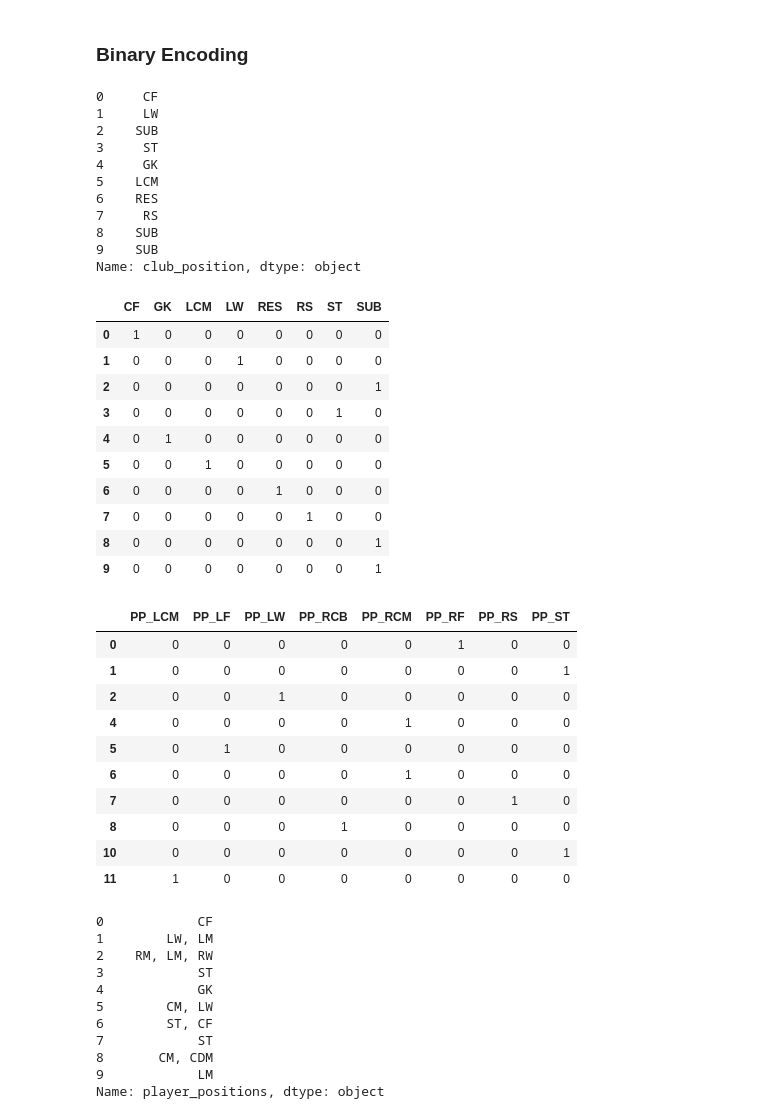
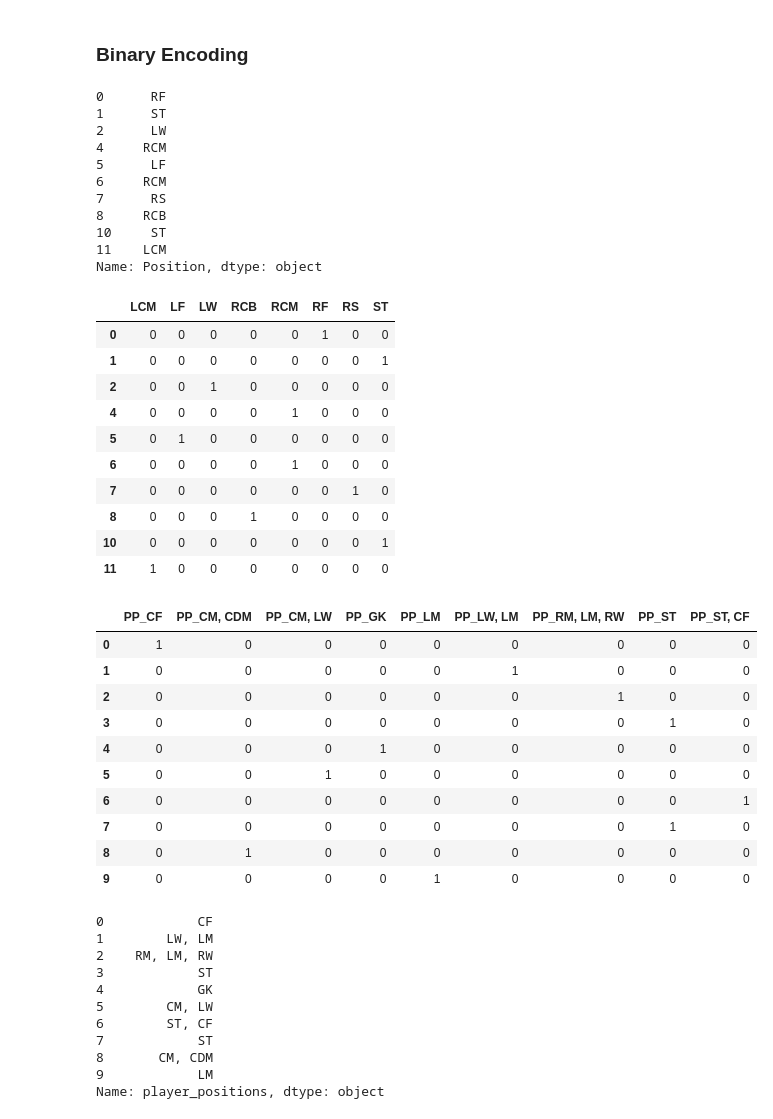
Before and after one commit to HamidBekamiri/EDA_GitHub, a Jupyter notebook: EDA_FIFA_2022.ipynb, the cells around one changed output. Saved outputs shown, nothing was run; the diff lists cells and outputs as text; code cells hidden in the pictures.

```diff
--- a/EDA_FIFA_2022.ipynb
+++ b/EDA_FIFA_2022.ipynb
@@ -240,4 +259,7 @@ fifadata.dropna(subset=['wage_eur'], inplace=True)
 # %% [markdown]
 ### Change column type
+# %%
+# Drop all columns where LS are missing
+fifadata.dropna(subset=['LS'], inplace=True)
 # %%
 # let's check this potential candidate column
@@ -257,7 +279,7 @@ Name: ls, dtype: int64
 # %%
 # Remove characters from a string
-fifadata.ls = fifadata.ls.str[:2]
+fifadata.LS = fifadata.LS.str[:2]
 # %%
 # Assign the ls column a new datatype
-fifadata['ls'] = fifadata.ls.astype('int')
+fifadata['LS'] = fifadata.LS.astype('int')
 # %%
@@ -297,7 +318,7 @@ display(Image.open(path))
 # %%
 from datetime import datetime
 
-fifadata['Joined'] =  pd.to_datetime(fifadata_22['Joined'],format='%b %d, %Y')
+fifadata['Joined'] =  pd.to_datetime(fifadata['Joined'],format='%b %d, %Y')
 # %%
 fifadata.Joined.head()
 # %% [output]
@@ -318,48 +339,48 @@ print(fifadata.Joined[0].year)
 # %% [markdown]
 ### Binary Encoding
 # %%
-fifadata.club_position[:10]
+fifadata.Position[:10]
 # %% [output]
-0     CF
-1     LW
-2    SUB
-3     ST
-4     GK
-5    LCM
-6    RES
-7     RS
-8    SUB
-9    SUB
-Name: club_position, dtype: object
+0      RF
+1      ST
+2      LW
+4     RCM
+5      LF
+6     RCM
+7      RS
+8     RCB
+10     ST
+11    LCM
+Name: Position, dtype: object
 # %%
 # You can for example get dummies from a categorical string variable (here just for the first 10)
-fifadata.club_position[:10].str.get_dummies()
+fifadata.Position[:10].str.get_dummies()
 # %% [output]
-|  | CF | GK | LCM | LW | RES | RS | ST | SUB |
-| 0 | 1 | 0 | 0 | 0 | 0 | 0 | 0 | 0 |
-| 1 | 0 | 0 | 0 | 1 | 0 | 0 | 0 | 0 |
-| 2 | 0 | 0 | 0 | 0 | 0 | 0 | 0 | 1 |
-| 3 | 0 | 0 | 0 | 0 | 0 | 0 | 1 | 0 |
-| 4 | 0 | 1 | 0 | 0 | 0 | 0 | 0 | 0 |
-| 5 | 0 | 0 | 1 | 0 | 0 | 0 | 0 | 0 |
+|  | LCM | LF | LW | RCB | RCM | RF | RS | ST |
+| 0 | 0 | 0 | 0 | 0 | 0 | 1 | 0 | 0 |
+| 1 | 0 | 0 | 0 | 0 | 0 | 0 | 0 | 1 |
+| 2 | 0 | 0 | 1 | 0 | 0 | 0 | 0 | 0 |
+| 4 | 0 | 0 | 0 | 0 | 1 | 0 | 0 | 0 |
+| 5 | 0 | 1 | 0 | 0 | 0 | 0 | 0 | 0 |
 | 6 | 0 | 0 | 0 | 0 | 1 | 0 | 0 | 0 |
-| 7 | 0 | 0 | 0 | 0 | 0 | 1 | 0 | 0 |
-| 8 | 0 | 0 | 0 | 0 | 0 | 0 | 0 | 1 |
-| 9 | 0 | 0 | 0 | 0 | 0 | 0 | 0 | 1 |
+| 7 | 0 | 0 | 0 | 0 | 0 | 0 | 1 | 0 |
+| 8 | 0 | 0 | 0 | 1 | 0 | 0 | 0 | 0 |
+| 10 | 0 | 0 | 0 | 0 | 0 | 0 | 0 | 1 |
+| 11 | 1 | 0 | 0 | 0 | 0 | 0 | 0 | 0 |
 # %%
-pd.get_dummies(fifadata.Position[:10], prefix='PP')
+pd.get_dummies(fifadata.player_positions[:10], prefix='PP')
 # %% [output]
-|  | PP_LCM | PP_LF | PP_LW | PP_RCB | PP_RCM | PP_RF | PP_RS | PP_ST |
-| 0 | 0 | 0 | 0 | 0 | 0 | 1 | 0 | 0 |
-| 1 | 0 | 0 | 0 | 0 | 0 | 0 | 0 | 1 |
-| 2 | 0 | 0 | 1 | 0 | 0 | 0 | 0 | 0 |
-| 4 | 0 | 0 | 0 | 0 | 1 | 0 | 0 | 0 |
-| 5 | 0 | 1 | 0 | 0 | 0 | 0 | 0 | 0 |
-| 6 | 0 | 0 | 0 | 0 | 1 | 0 | 0 | 0 |
-| 7 | 0 | 0 | 0 | 0 | 0 | 0 | 1 | 0 |
-| 8 | 0 | 0 | 0 | 1 | 0 | 0 | 0 | 0 |
-| 10 | 0 | 0 | 0 | 0 | 0 | 0 | 0 | 1 |
-| 11 | 1 | 0 | 0 | 0 | 0 | 0 | 0 | 0 |
+|  | PP_CF | PP_CM, CDM | PP_CM, LW | PP_GK | PP_LM | PP_LW, LM | PP_RM, LM, RW | PP_ST | PP_ST, CF |
+| 0 | 1 | 0 | 0 | 0 | 0 | 0 | 0 | 0 | 0 |
+| 1 | 0 | 0 | 0 | 0 | 0 | 1 | 0 | 0 | 0 |
+| 2 | 0 | 0 | 0 | 0 | 0 | 0 | 1 | 0 | 0 |
+| 3 | 0 | 0 | 0 | 0 | 0 | 0 | 0 | 1 | 0 |
+| 4 | 0 | 0 | 0 | 1 | 0 | 0 | 0 | 0 | 0 |
+| 5 | 0 | 0 | 1 | 0 | 0 | 0 | 0 | 0 | 0 |
+| 6 | 0 | 0 | 0 | 0 | 0 | 0 | 0 | 0 | 1 |
+| 7 | 0 | 0 | 0 | 0 | 0 | 0 | 0 | 1 | 0 |
+| 8 | 0 | 1 | 0 | 0 | 0 | 0 | 0 | 0 | 0 |
+| 9 | 0 | 0 | 0 | 0 | 1 | 0 | 0 | 0 | 0 |
 # %%
 fifadata.player_positions[:10]
 # %% [output]
```
Also changed, not shown: parts of 84 cells of this notebook.
